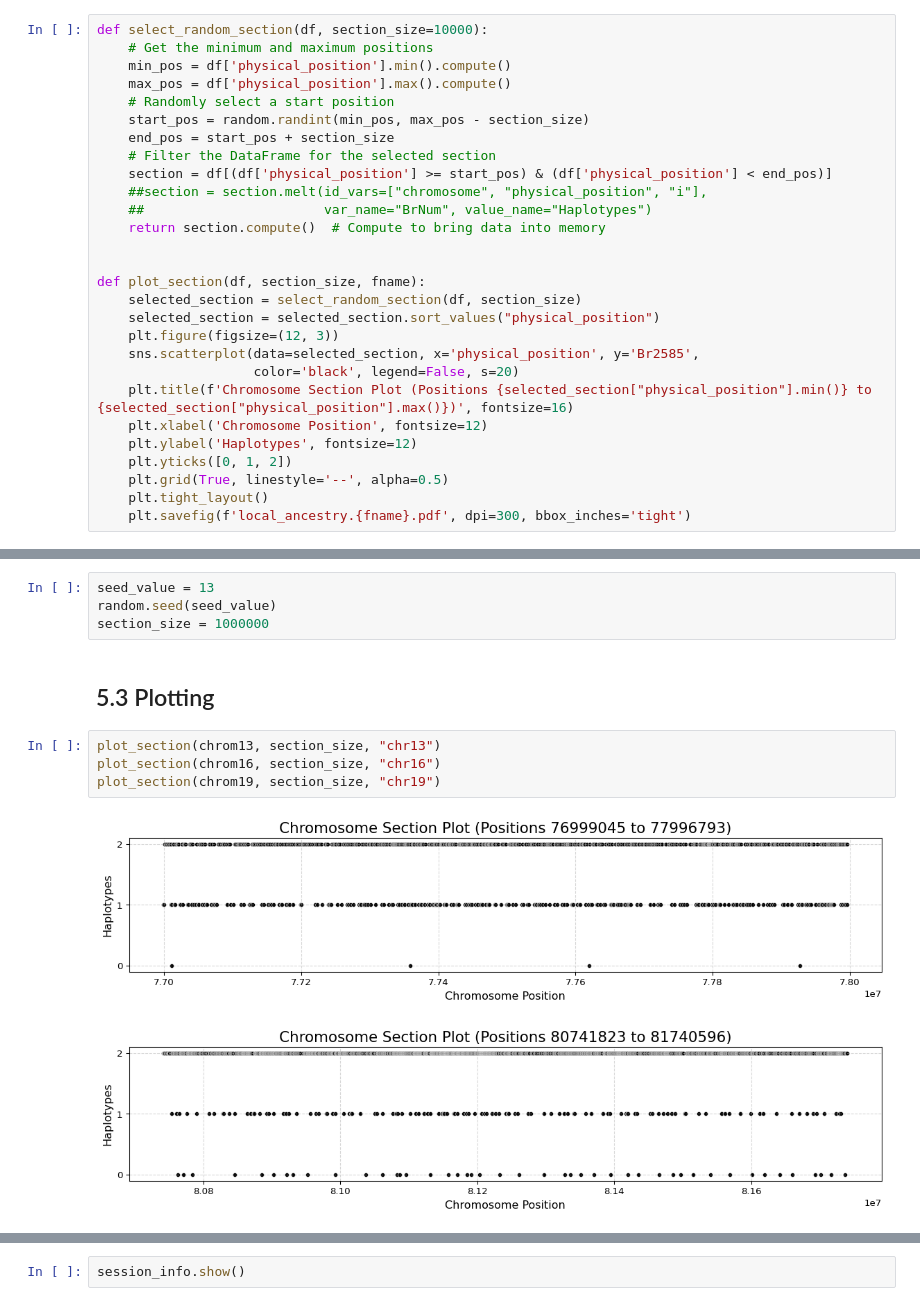
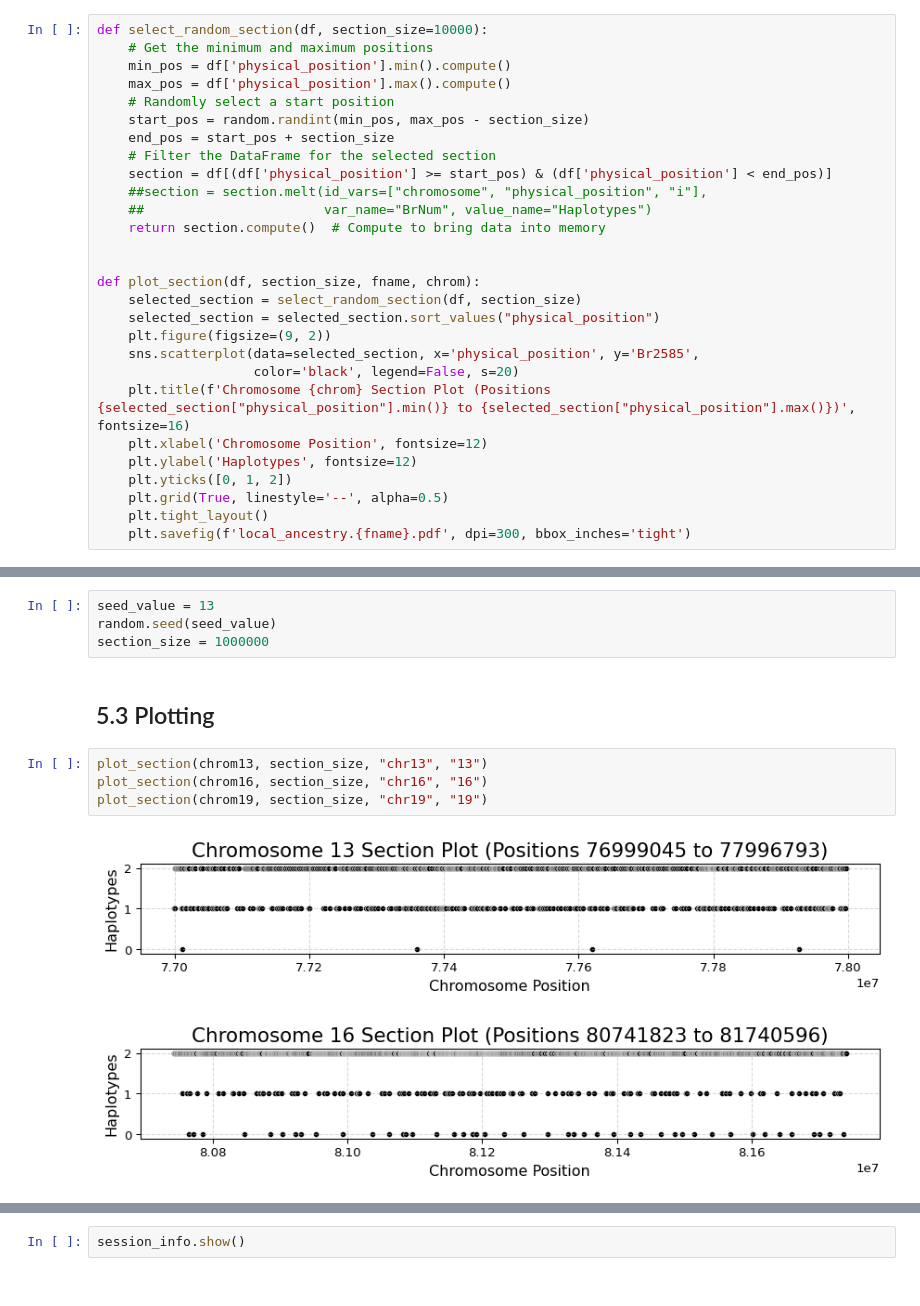
Before and after one commit to heart-gen/rfmix_reader-benchmarking, a Jupyter notebook: functional_results/chromosome_section/_m/visualization.ipynb, the cells around one changed output, grey strips where cells are left out. Drawn from its saved outputs; the diff is of its cells as text.

Commit message:
updating image size

```diff
--- a/functional_results/chromosome_section/_m/visualization.ipynb
+++ b/functional_results/chromosome_section/_m/visualization.ipynb
@@ -132,13 +132,13 @@ def select_random_section(df, section_size=10000):
     return section.compute()  # Compute to bring data into memory
 
 
-def plot_section(df, section_size, fname):
+def plot_section(df, section_size, fname, chrom):
     selected_section = select_random_section(df, section_size)
     selected_section = selected_section.sort_values("physical_position")
-    plt.figure(figsize=(12, 3))
+    plt.figure(figsize=(9, 2))
     sns.scatterplot(data=selected_section, x='physical_position', y='Br2585',
                     color='black', legend=False, s=20)
-    plt.title(f'Chromosome Section Plot (Positions {selected_section["physical_position"].min()} to {selected_section["physical_position"].max()})', fontsize=16)
+    plt.title(f'Chromosome {chrom} Section Plot (Positions {selected_section["physical_position"].min()} to {selected_section["physical_position"].max()})', fontsize=16)
     plt.xlabel('Chromosome Position', fontsize=12)
     plt.ylabel('Haplotypes', fontsize=12)
     plt.yticks([0, 1, 2])
@@ -151,12 +151,12 @@ def plot_section(df, section_size, fname):
 seed_value = 13
 random.seed(seed_value)
 section_size = 1000000
-# %% [markdown]
-## 5.3 Plotting
+# %% [markdown]
+## 5.3 Plotting
 # %%
-plot_section(chrom13, section_size, "chr13")
-plot_section(chrom16, section_size, "chr16")
-plot_section(chrom19, section_size, "chr19")
+plot_section(chrom13, section_size, "chr13", "13")
+plot_section(chrom16, section_size, "chr16", "16")
+plot_section(chrom19, section_size, "chr19", "19")
 # %% [output]
-[figure, old version]
+[figure, new version]
-[figure, old version]
+[figure, new version]
```
Also changed, not shown: parts of 27 cells of this notebook, 10 other files.
